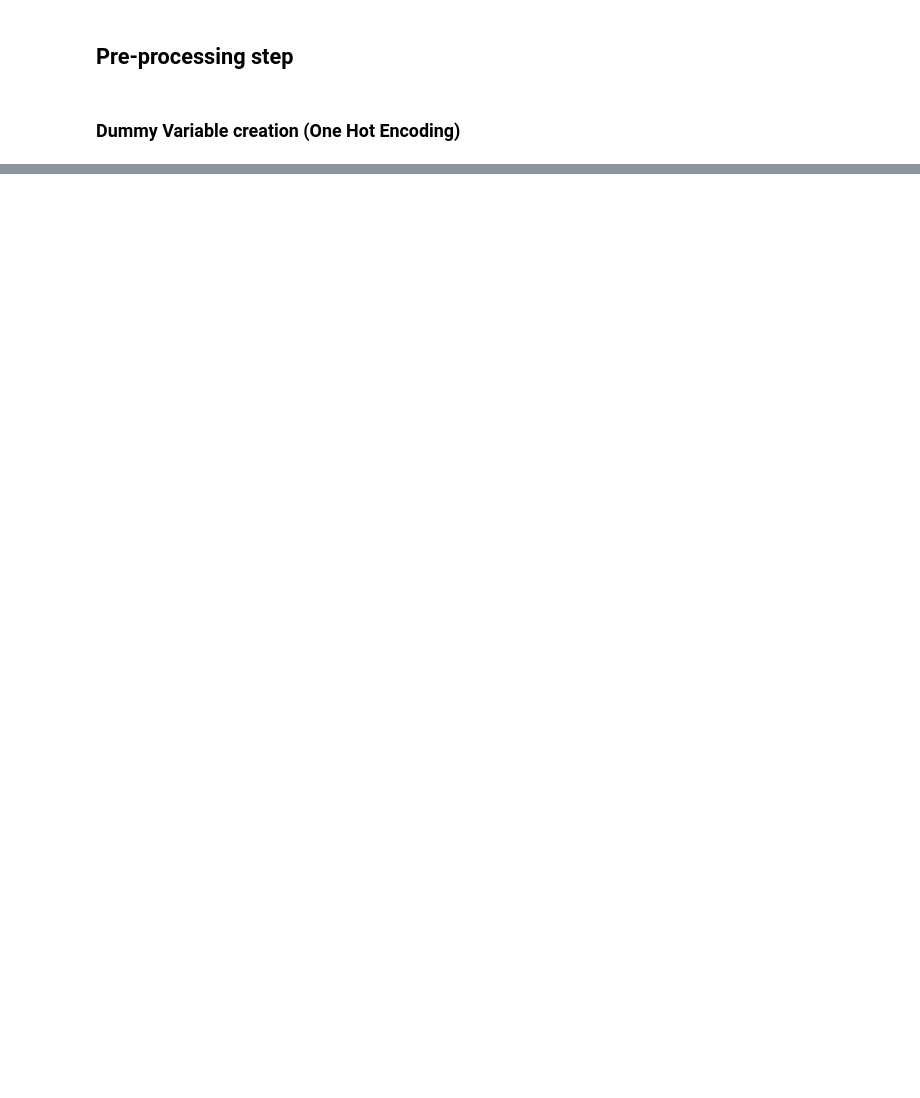
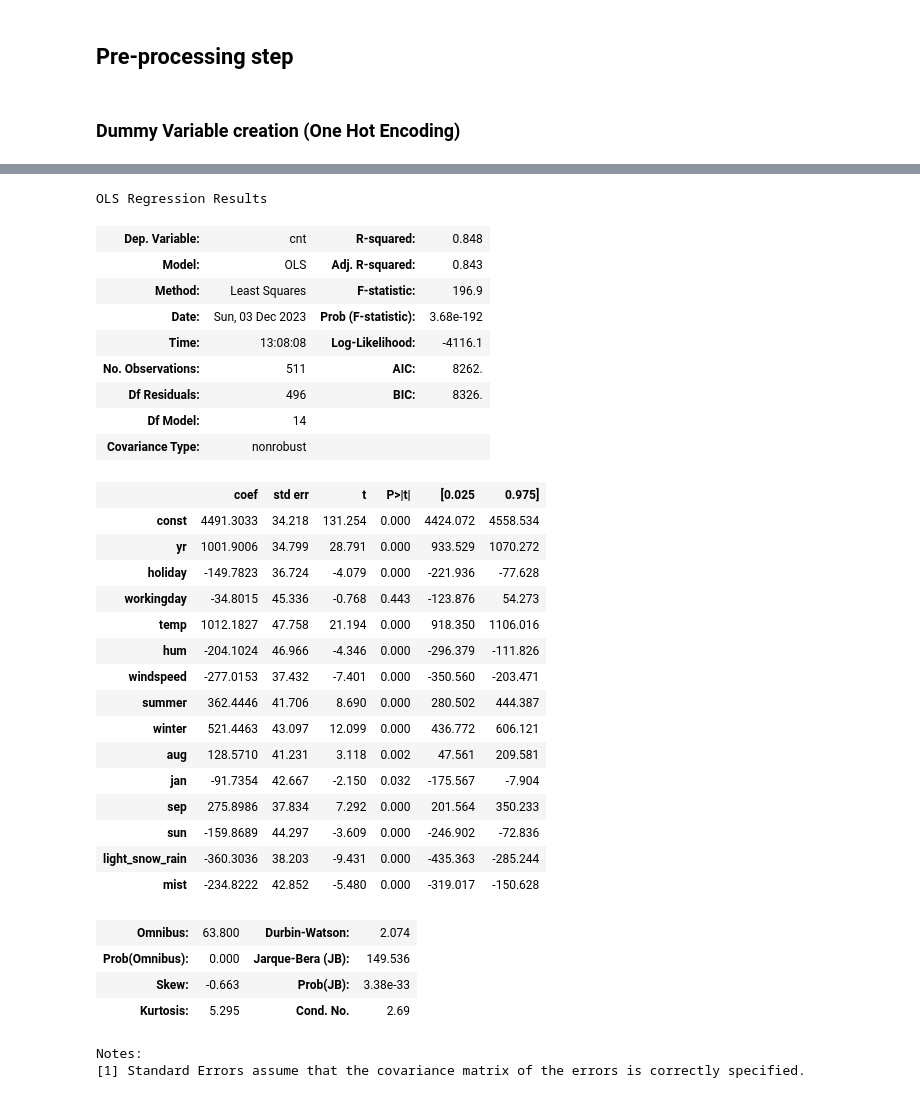
Before and after one commit to ambar-ashish/bike-case-study, a Jupyter notebook: Ambar.ipynb, the cells around one changed output, grey strips where cells are left out. Drawn from its saved outputs; the diff is of its cells as text; code cells hidden in the pictures; blank space fills up the shorter version.

Commit message:
Updated basic Linear regression model

```diff
--- a/Ambar.ipynb
+++ b/Ambar.ipynb
@@ -101,0 +344,9 @@ bike[cat_cols].nunique # only for non binary categorical columns
+# %%
+from sklearn.feature_selection import RFE
+from sklearn.linear_model import LinearRegression
+
+estimator=LinearRegression()
+selector=RFE(estimator,n_features_to_select=15)
+
+selector=selector.fit(X_train,y_train)
+selector.support_
@@ -101,0 +365,10 @@ bike[cat_cols].nunique # only for non binary categorical columns
+# %%
+selected_features = X_train.columns[selector.support_]
+X_train = X_train[selected_features]
+X_test = X_test[selected_features]
+# %%
+# Building the linear model
+
+import statsmodels.api as sm
+X_train_sm=sm.add_constant(X_train)#X_train_sm["const"]=1
+X_test_sm=sm.add_constant(X_test)
@@ -101,0 +446,42 @@ bike[cat_cols].nunique # only for non binary categorical columns
+# %%
+# Drop features which have VIF value greater than 5
+
+X_train_sm=X_train_sm.drop(["sat"],axis=1)
+X_test_sm=X_test_sm.drop(["sat"],axis=1)
+# %%
+model2=sm.OLS(y_train,X_train_sm)
+res2=model2.fit()
+res2.summary()
+# %% [output]
+OLS Regression Results
+| Dep. Variable: | cnt | R-squared: | 0.848 |
+| Model: | OLS | Adj. R-squared: | 0.843 |
+| Method: | Least Squares | F-statistic: | 196.9 |
+| Date: | Sun, 03 Dec 2023 | Prob (F-statistic): | 3.68e-192 |
+| Time: | 13:08:08 | Log-Likelihood: | -4116.1 |
+| No. Observations: | 511 | AIC: | 8262. |
+| Df Residuals: | 496 | BIC: | 8326. |
+| Df Model: | 14 |  |  |
+| Covariance Type: | nonrobust |  |  |
+|  | coef | std err | t | P>|t| | [0.025 | 0.975] |
+| const | 4491.3033 | 34.218 | 131.254 | 0.000 | 4424.072 | 4558.534 |
+| yr | 1001.9006 | 34.799 | 28.791 | 0.000 | 933.529 | 1070.272 |
+| holiday | -149.7823 | 36.724 | -4.079 | 0.000 | -221.936 | -77.628 |
+| workingday | -34.8015 | 45.336 | -0.768 | 0.443 | -123.876 | 54.273 |
+| temp | 1012.1827 | 47.758 | 21.194 | 0.000 | 918.350 | 1106.016 |
+| hum | -204.1024 | 46.966 | -4.346 | 0.000 | -296.379 | -111.826 |
+| windspeed | -277.0153 | 37.432 | -7.401 | 0.000 | -350.560 | -203.471 |
+| summer | 362.4446 | 41.706 | 8.690 | 0.000 | 280.502 | 444.387 |
+| winter | 521.4463 | 43.097 | 12.099 | 0.000 | 436.772 | 606.121 |
+| aug | 128.5710 | 41.231 | 3.118 | 0.002 | 47.561 | 209.581 |
+| jan | -91.7354 | 42.667 | -2.150 | 0.032 | -175.567 | -7.904 |
+| sep | 275.8986 | 37.834 | 7.292 | 0.000 | 201.564 | 350.233 |
+| sun | -159.8689 | 44.297 | -3.609 | 0.000 | -246.902 | -72.836 |
+| light_snow_rain | -360.3036 | 38.203 | -9.431 | 0.000 | -435.363 | -285.244 |
+| mist | -234.8222 | 42.852 | -5.480 | 0.000 | -319.017 | -150.628 |
+| Omnibus: | 63.800 | Durbin-Watson: | 2.074 |
+| Prob(Omnibus): | 0.000 | Jarque-Bera (JB): | 149.536 |
+| Skew: | -0.663 | Prob(JB): | 3.38e-33 |
+| Kurtosis: | 5.295 | Cond. No. | 2.69 |
+Notes:
+[1] Standard Errors assume that the covariance matrix of the errors is correctly specified.
```
Also changed, not shown: parts of 40 cells of this notebook.
